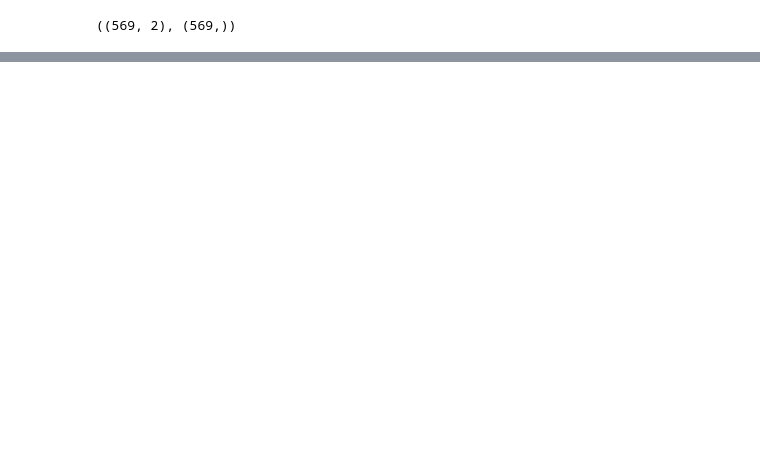
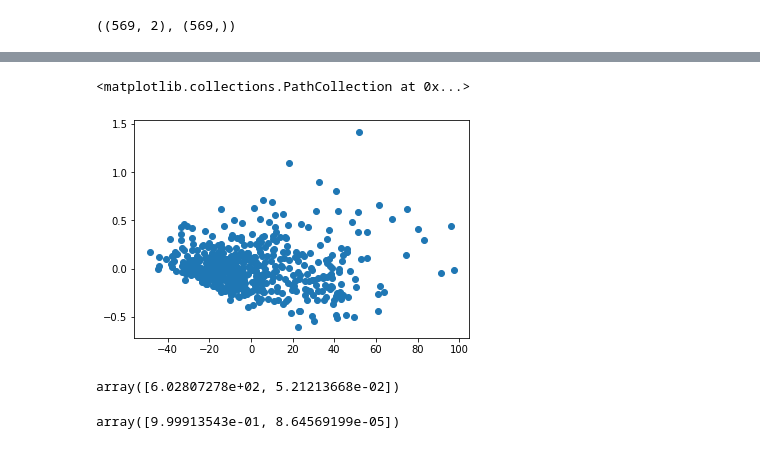
Before and after one commit to ducksfrogs/udemy_dataAna_py, a Jupyter notebook: jp_scikit/Untitled2.ipynb, the cells around one changed output, grey strips where cells are left out. Cells and saved outputs as stored; diff of their text form; code cells hidden in the pictures; blank space fills up the shorter version.

```diff
--- a/jp_scikit/Untitled2.ipynb
+++ b/jp_scikit/Untitled2.ipynb
@@ -80,0 +99,13 @@ plt.scatter(X[:,0],X[:,1])
+# %%
+plt.scatter(X_new[:,0],X_new[:,1])
+# %% [output]
+<matplotlib.collections.PathCollection at 0x...>
+[figure, added]
+# %%
+pca.explained_variance_
+# %% [output]
+array([6.02807278e+02, 5.21213668e-02])
+# %%
+pca.explained_variance_ / pca.explained_variance_.sum()
+# %% [output]
+array([9.99913543e-01, 8.64569199e-05])
```
Also changed, not shown: parts of 17 cells of this notebook, 1 other file.
